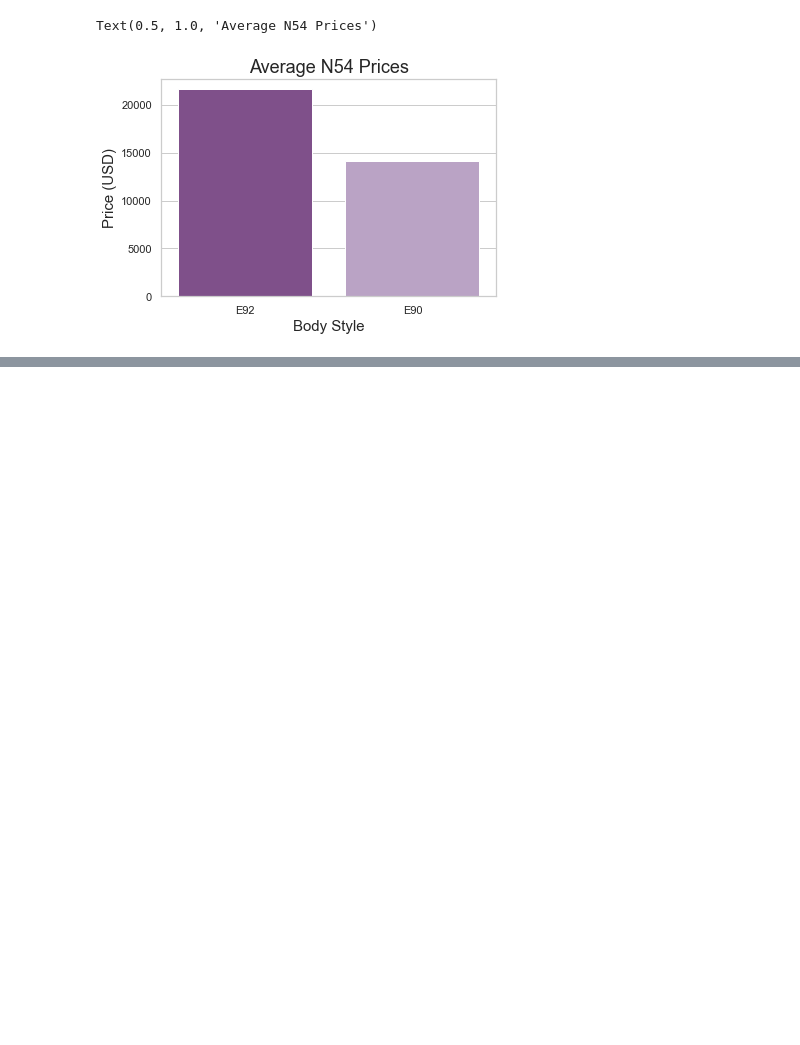
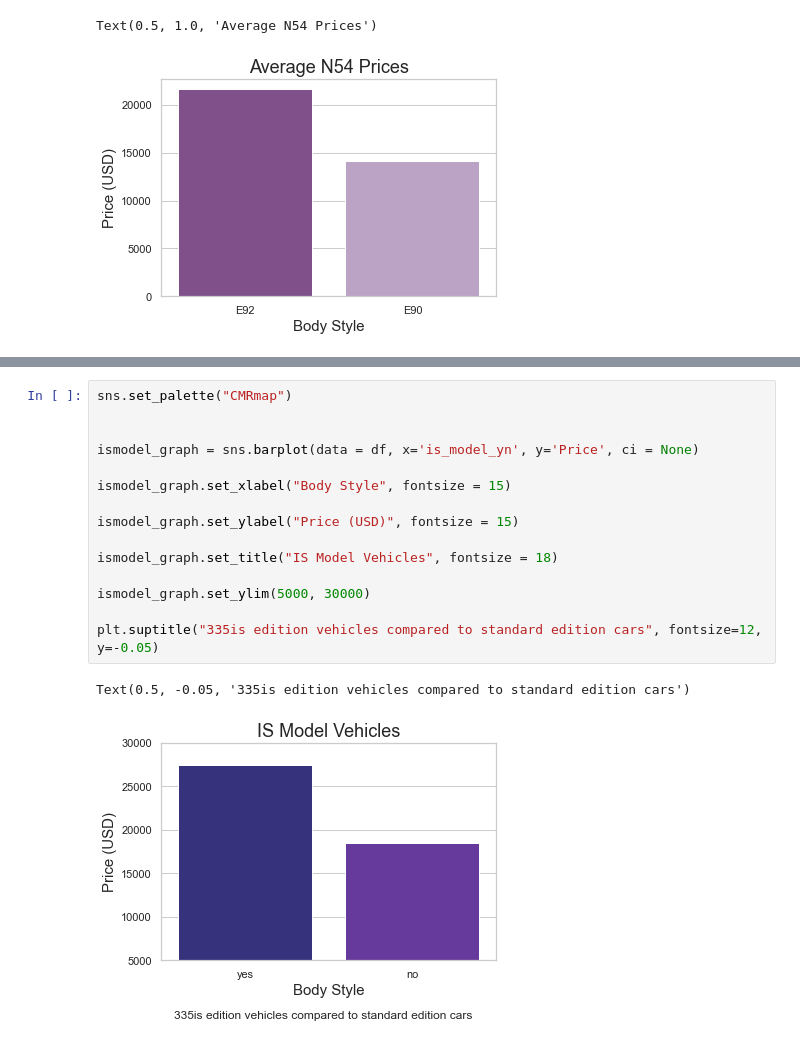
Before and after one commit to MarioRashadHUB/BMW-Price-Analysis, a Jupyter notebook: eda.ipynb, the cells around one changed output, grey strips where cells are left out. Cells and saved outputs as stored; diff of their text form; blank space fills up the shorter version.

```diff
--- a/eda.ipynb
+++ b/eda.ipynb
@@ -279,0 +304,18 @@ high_miles_graph.set_ylim(5000, 15000)
+# %%
+sns.set_palette("CMRmap")
+
+
+ismodel_graph = sns.barplot(data = df, x='is_model_yn', y='Price', ci = None)
+
+ismodel_graph.set_xlabel("Body Style", fontsize = 15)
+
+ismodel_graph.set_ylabel("Price (USD)", fontsize = 15)
+
+ismodel_graph.set_title("IS Model Vehicles", fontsize = 18)
+
+ismodel_graph.set_ylim(5000, 30000)
+
+plt.suptitle("335is edition vehicles compared to standard edition cars", fontsize=12, y=-0.05)
+# %% [output]
+Text(0.5, -0.05, '335is edition vehicles compared to standard edition cars')
+[figure, added]
```
Also changed, not shown: parts of 3 cells of this notebook.
